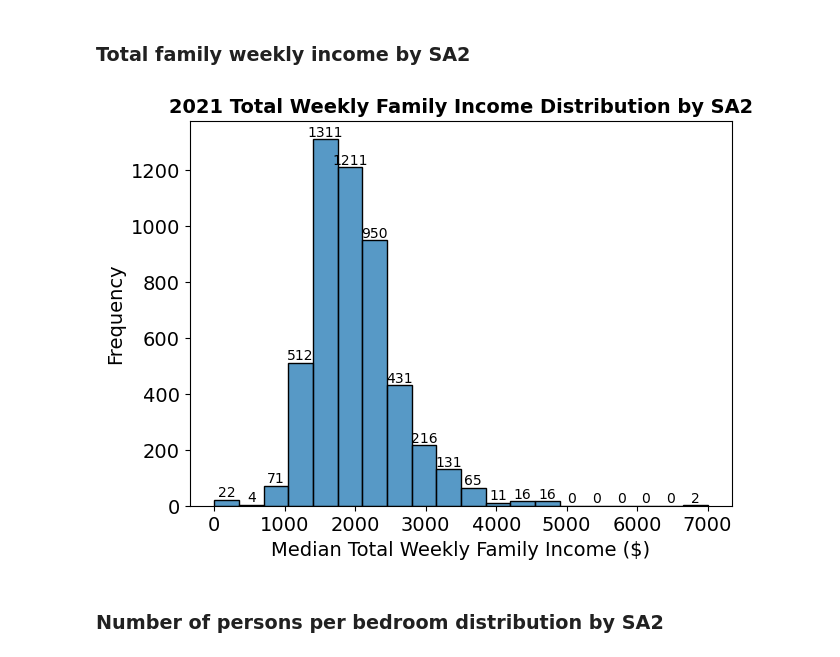
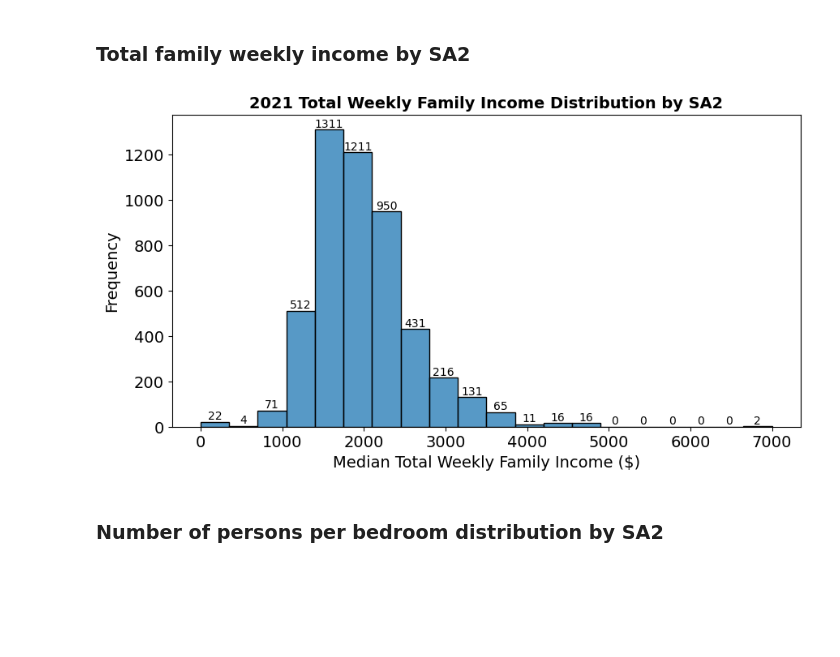
Before and after one commit to MAST30034-AppliedDataScience/project-2-group-buy-now-pay-later-industry-project-28, a Jupyter notebook: notebooks/3_Visualisation.ipynb, the cells around one changed output. Cells and saved outputs as stored; diff of their text form; code cells hidden in the pictures; blank space fills up the shorter version.

```diff
--- a/notebooks/3_Visualisation.ipynb
+++ b/notebooks/3_Visualisation.ipynb
@@ -302,33 +317,33 @@ plt.show()
 # %%
 family_income_data = merged_external_df['Median_tot_fam_inc_weekly']
 
 # create the plot
-plt.figure(figsize=(7, 5))
+plt.figure(figsize=(10, 5))
 ax = sns.histplot(family_income_data, bins=20, kde=False)
 
 plt.title('2021 Total Weekly Family Income Distribution by SA2', weight='bold', fontsize=14)
 plt.xlabel('Median Total Weekly Family Income ($)', fontsize=14)
 plt.ylabel('Frequency', fontsize=14)
 plt.xticks(fontsize=14)
 plt.yticks(fontsize=14)
 
 # add labels to each bar
 for patch in ax.patches:
     height = patch.get_height()
     ax.text(
         patch.get_x() + patch.get_width() / 2,
         height,
         f'{int(height)}',
         ha='center',
         va='bottom',
         fontsize=10
     )
 
 # save and display the plot
 plt.savefig('../plots/family_income_hist.png', dpi=300, bbox_inches='tight')
 plt.show()
 # %% [output]
-[figure, old version]
+[figure, new version]
 # %% [markdown]
 ### Number of persons per bedroom distribution by SA2
 # %%
```
Also changed, not shown: parts of 34 cells of this notebook, 14 other files.
